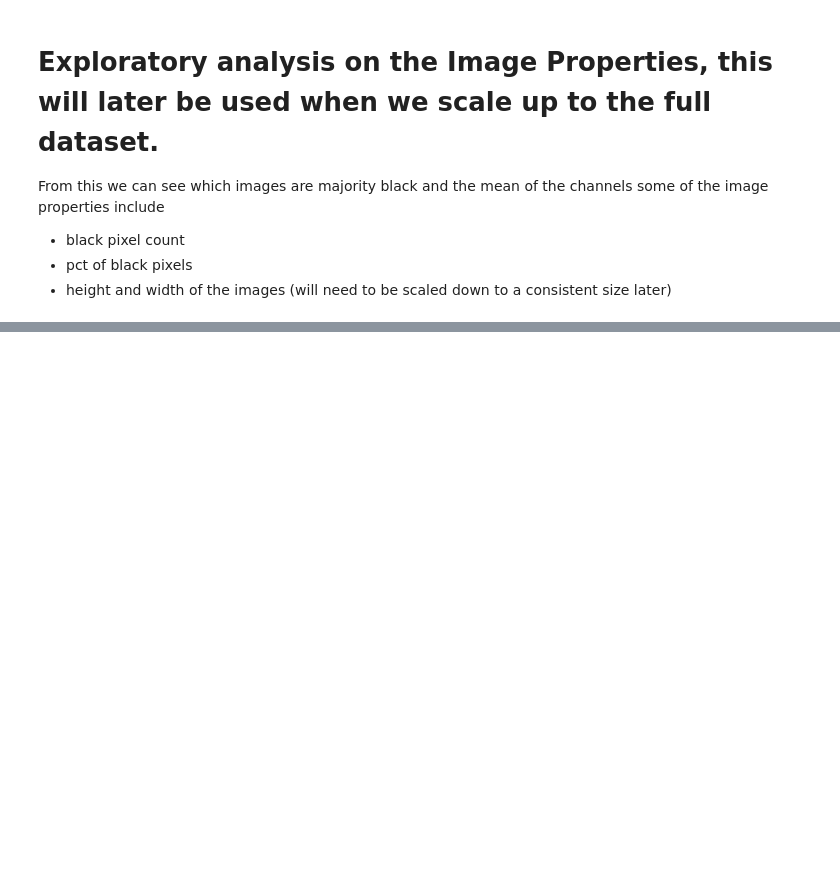
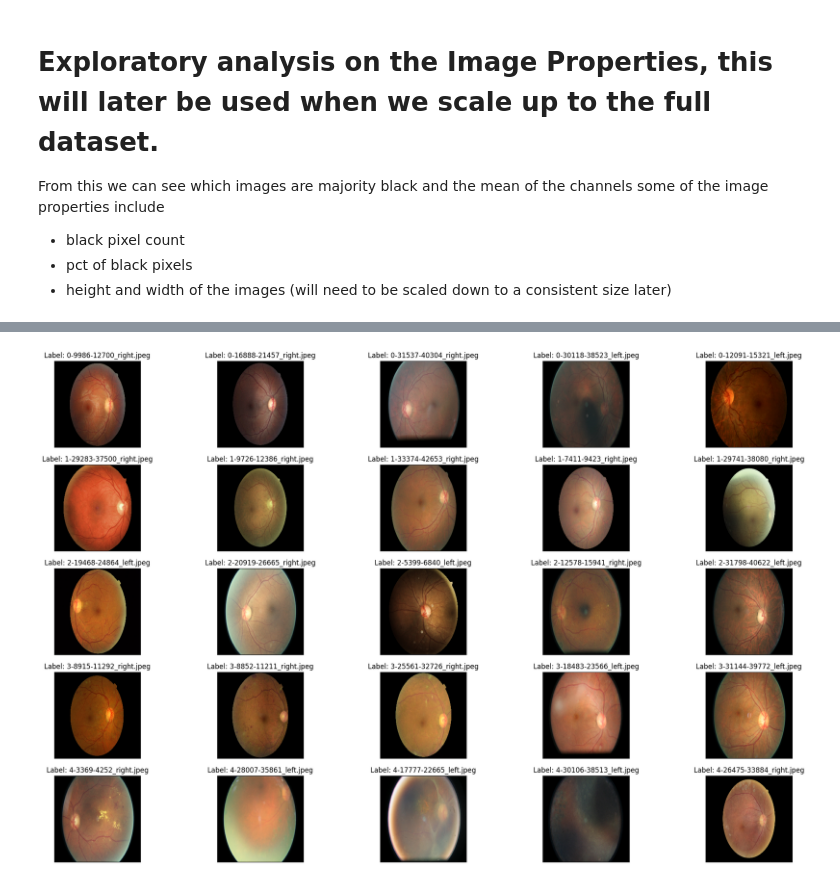
Before and after one commit to Ajama0/Diabetic-Retinopathy-Detection, a Jupyter notebook: Notebooks/data_exploration.ipynb, the cells around one changed output, grey strips where cells are left out. Drawn from its saved outputs; the diff is of its cells as text; code cells hidden in the pictures; blank space fills up the shorter version.

```diff
--- a/Notebooks/data_exploration.ipynb
+++ b/Notebooks/data_exploration.ipynb
@@ -581,0 +610,14 @@ print(inspect_properties)
+# %%
+fig = plt.figure(figsize=(25, 16))
+# display 10 images from each class to show the noise of the image
+for class_id in sorted(dev_df["level"].unique()):
+    for i, (idx, row) in enumerate(dev_df.loc[dev_df['level'] == class_id].sample(5, random_state=77).iterrows()):
+        ax = fig.add_subplot(5, 5, class_id * 5 + i + 1, xticks=[], yticks=[])
+        image = cv2.imread(os.path.join(path,f"{row["image"]}"))
+        image = cv2.cvtColor(image, cv2.COLOR_BGR2RGB)
+        image = cv2.resize(image, (IMG_SIZE, IMG_SIZE))
+
+        plt.imshow(image)
+        ax.set_title('Label: %d-%d-%s' % (class_id, idx, row['image']) )
+# %% [output]
+[figure, added]
```
Also changed, not shown: parts of 2 cells of this notebook, 2 other files.
